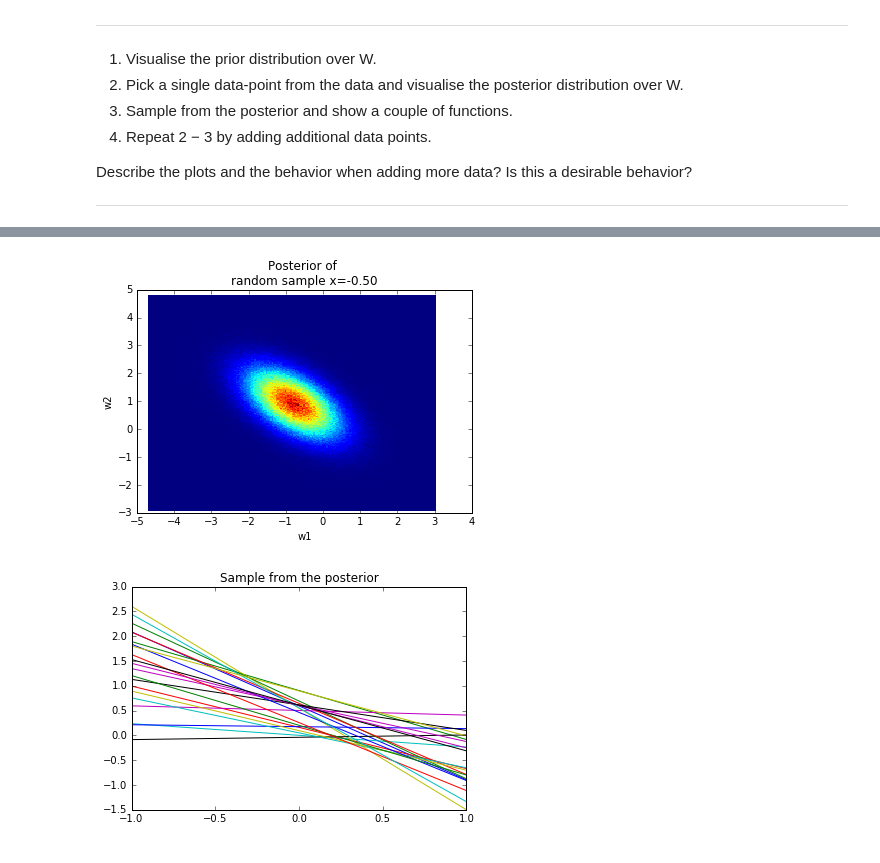
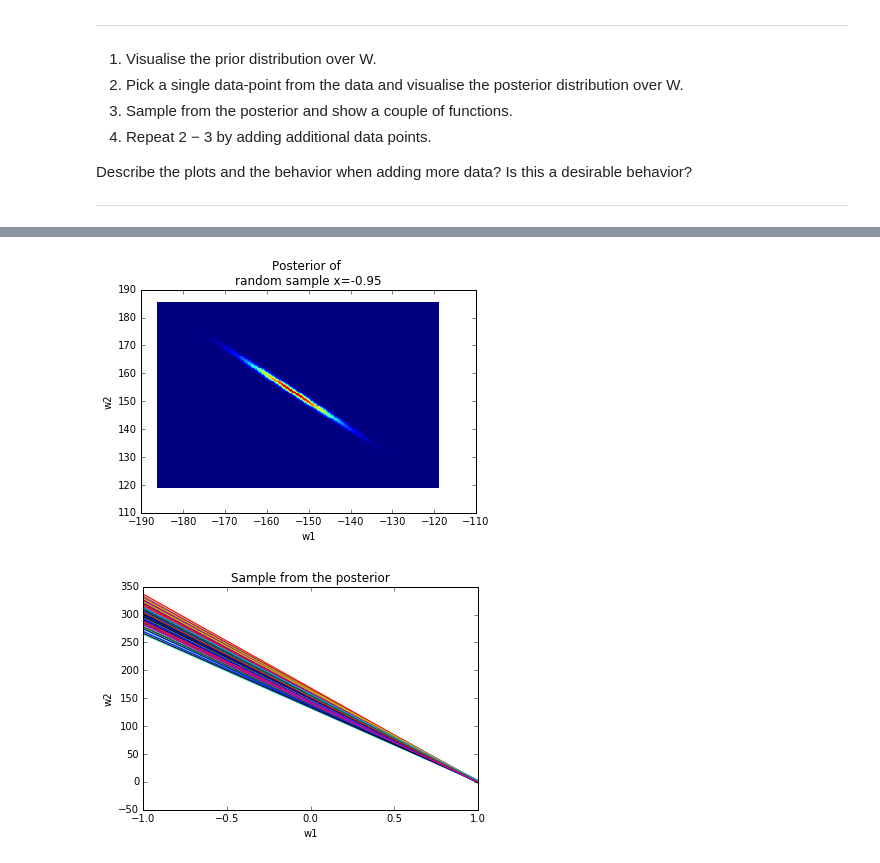
Before and after one commit to bxclib2/kth, a Jupyter notebook: Assignment1.ipynb, the cells around one changed output, grey strips where cells are left out. Drawn from its saved outputs; the diff is of its cells as text; code cells hidden in the pictures.

```diff
--- a/Assignment1.ipynb
+++ b/Assignment1.ipynb
@@ -147,9 +211,27 @@ We have no prior information about the mean and covariance, so we can set $\math
+# %%
+def get_y(X, W, epsilon=None):
+    if epsilon is None:
+        epsilon = np.random.normal(0, 0.3, len(X))
+    return np.dot(X, W.T) + epsilon
+
+def visualize(distribution, nbins=200):
+    H, xedges, yedges = np.histogram2d(distribution[:,0], distribution[:,1], bins=nbins)
+    plt.pcolormesh(xedges, yedges, H)
+
+def get_posterior_mean(X, Y, sigma, cov):
+    return 1./(sigma**2) * dot(inv(1./(sigma**2) * dot(X.T, X) + inv(cov)), np.dot(X.T, Y))
+
+def get_posterior_sigma(X, sigma, cov):
+    return inv(1./(sigma**2) * dot(X.T, X) + inv(cov))
 # %%
 mu = [0, 0]
-K = [[1, 0], [0, 1]]
+K = [[100, 0], [0, 100]]
+cov = K
+sigma = 1
 wPrior = np.random.multivariate_normal(mu, K, 10000000)
-fig = visualize(wPrior)#, True, -20, 20, -20, 20)
+fig = visualize(wPrior)
 plt.xlabel('w1')
 plt.ylabel('w2')
+plt.title('Prior')
 # %% [output]
 <matplotlib.text.Text at 0x...>
@@ -157,3 +239,9 @@ plt.ylabel('w2')
 # %%
-x = np.linspace(-1, 1, 21)
+x = np.linspace(-1, 1, 201)
 w = np.array([-1.3, 0.5])
+X = np.ones((len(x), 2))
+W = w
+X[:,0] = x
+Y = get_y(X, W)
+plt.plot(x,Y,'o')
+plt.title('Data')
@@ -160,5 +250,0 @@ w = np.array([-1.3, 0.5])
-# %%
-def get_y(X, W, epsilon=None):
-    if epsilon is None:
-        epsilon = np.random.normal(0, 0.3, len(X))
-    return np.dot(X, W.T)# + epsilon
@@ -184,26 +251,28 @@ def get_posterior_sigma(X, sigma, cov):
 # %%
 idx = 5
 sample = X[idx]
 label = np.array(Y[idx])
 sigma = 1
-cov = np.eye(2)
+#cov = np.eye(2)
 posterior_mean = get_posterior_mean(sample, label, sigma, cov)
 posterior_sigma = get_posterior_sigma(sample, sigma, cov)
 dist = np.random.multivariate_normal(posterior_mean, posterior_sigma, 1000000)
 visualize(dist)
 plt.xlabel('w1')
 plt.ylabel('w2')
 plt.title('Posterior of \nrandom sample x=%.2f' % (sample[0]))
 plt.show()
 
-posterior_sample = f[np.random.randint(0, f.shape[0], len(x))]
+posterior_sample = dist[np.random.randint(0, dist.shape[0], len(x))]
 postY = get_y(X, posterior_sample)
 plt.plot(x, postY)
 plt.title('Sample from the posterior')
+plt.xlabel('w1')
+plt.ylabel('w2')
 plt.show()
 # %% [output]
-[figure, old version]
+[figure, new version]
-[figure, old version]
+[figure, new version]
 # %%
 shuffled_idx = np.random.permutation(len(X))
 idx = shuffled_idx[:5]
```
Also changed, not shown: parts of 40 cells of this notebook.
